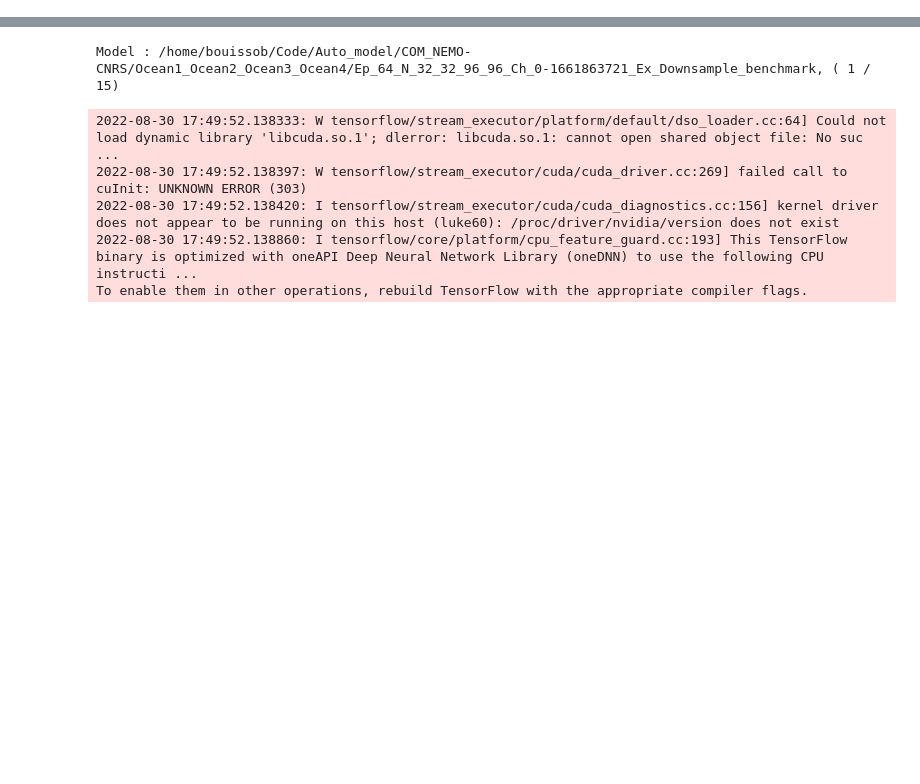
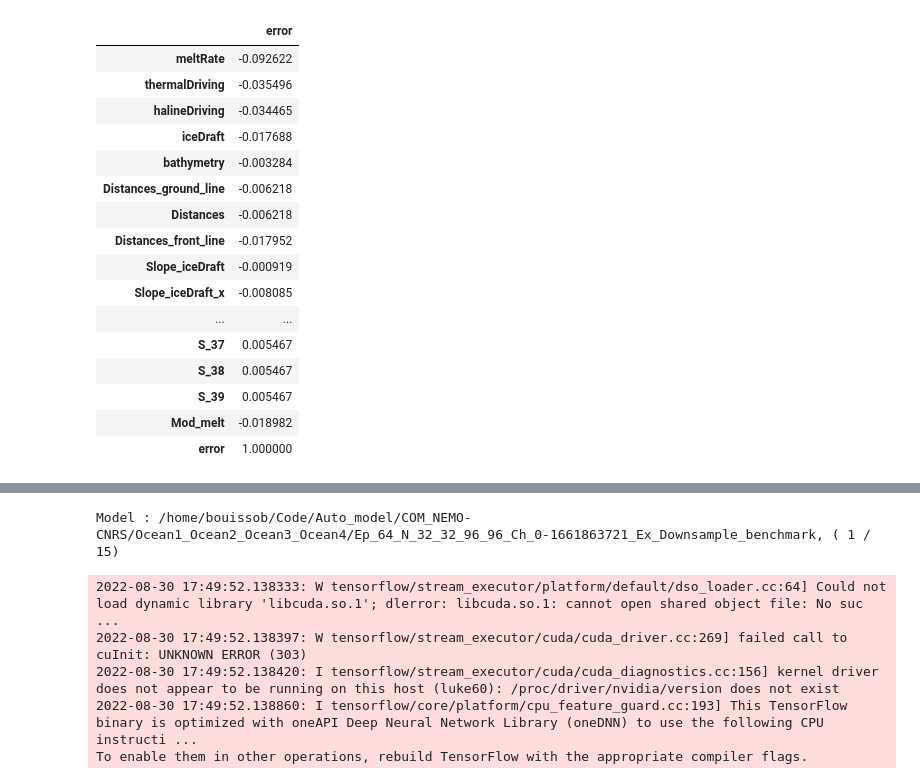
Before and after one commit to BenBouiss/NN_intern_2022, a Jupyter notebook: Experiments.ipynb, the cells around one changed output, grey strips where cells are left out. Saved outputs shown, nothing was run; the diff lists cells and outputs as text; code cells hidden in the pictures; blank space fills up the shorter version.

```diff
--- a/Experiments.ipynb
+++ b/Experiments.ipynb
@@ -59,0 +236,20 @@ Path = '/bettik/bouissob/Method_Data/COM_NEMO-CNRS/Method_1/Ocean1.csv'
+# %%
+New_corr.style.background_gradient(cmap='coolwarm')
+# %% [output]
+|  | error |
+| meltRate | -0.092622 |
+| thermalDriving | -0.035496 |
+| halineDriving | -0.034465 |
+| iceDraft | -0.017688 |
+| bathymetry | -0.003284 |
+| Distances_ground_line | -0.006218 |
+| Distances | -0.006218 |
+| Distances_front_line | -0.017952 |
+| Slope_iceDraft | -0.000919 |
+| Slope_iceDraft_x | -0.008085 |
+| ... | ... |
+| S_37 | 0.005467 |
+| S_38 | 0.005467 |
+| S_39 | 0.005467 |
+| Mod_melt | -0.018982 |
+| error | 1.000000 |
```
Also changed, not shown: parts of 27 cells of this notebook, 3 other files.
